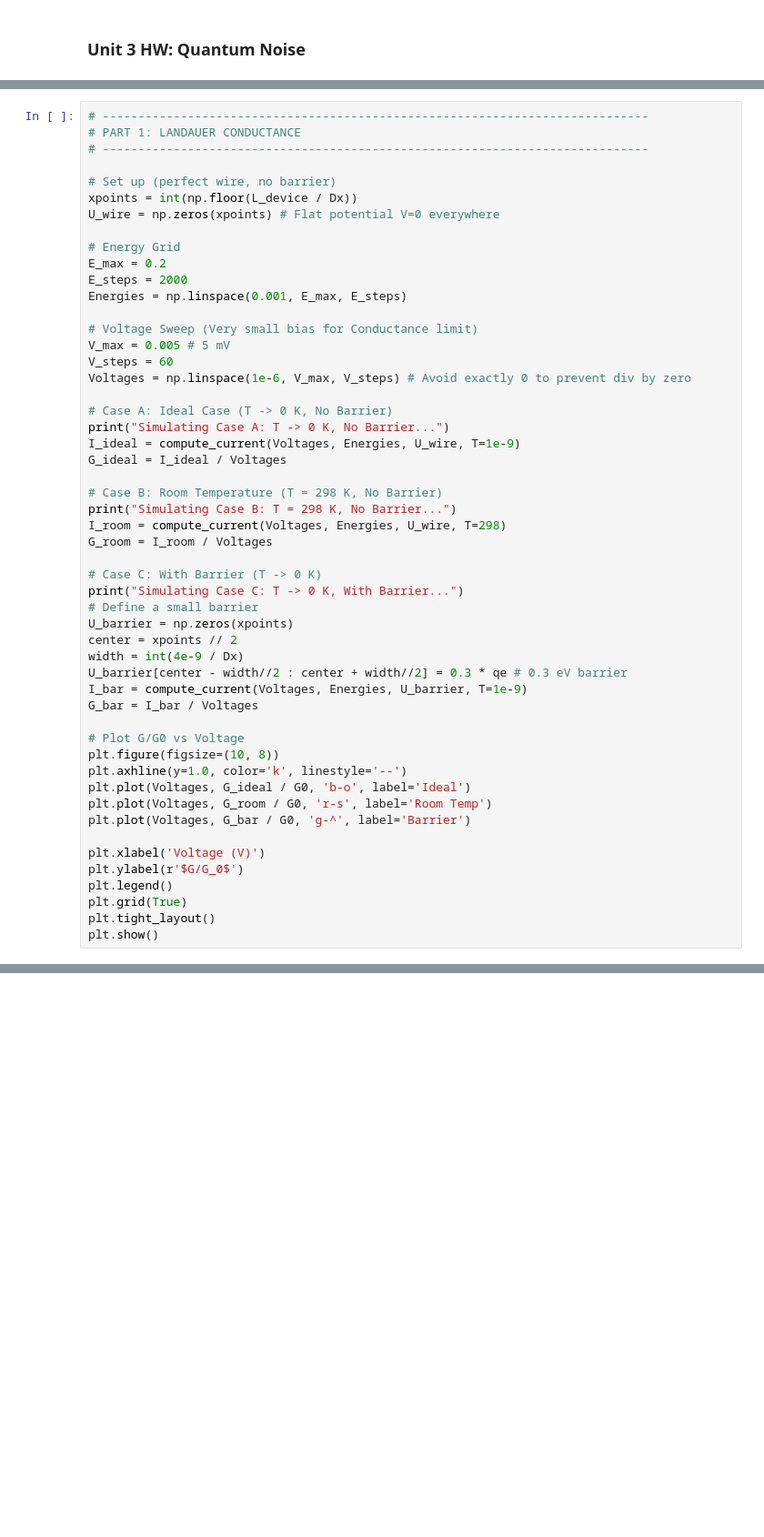
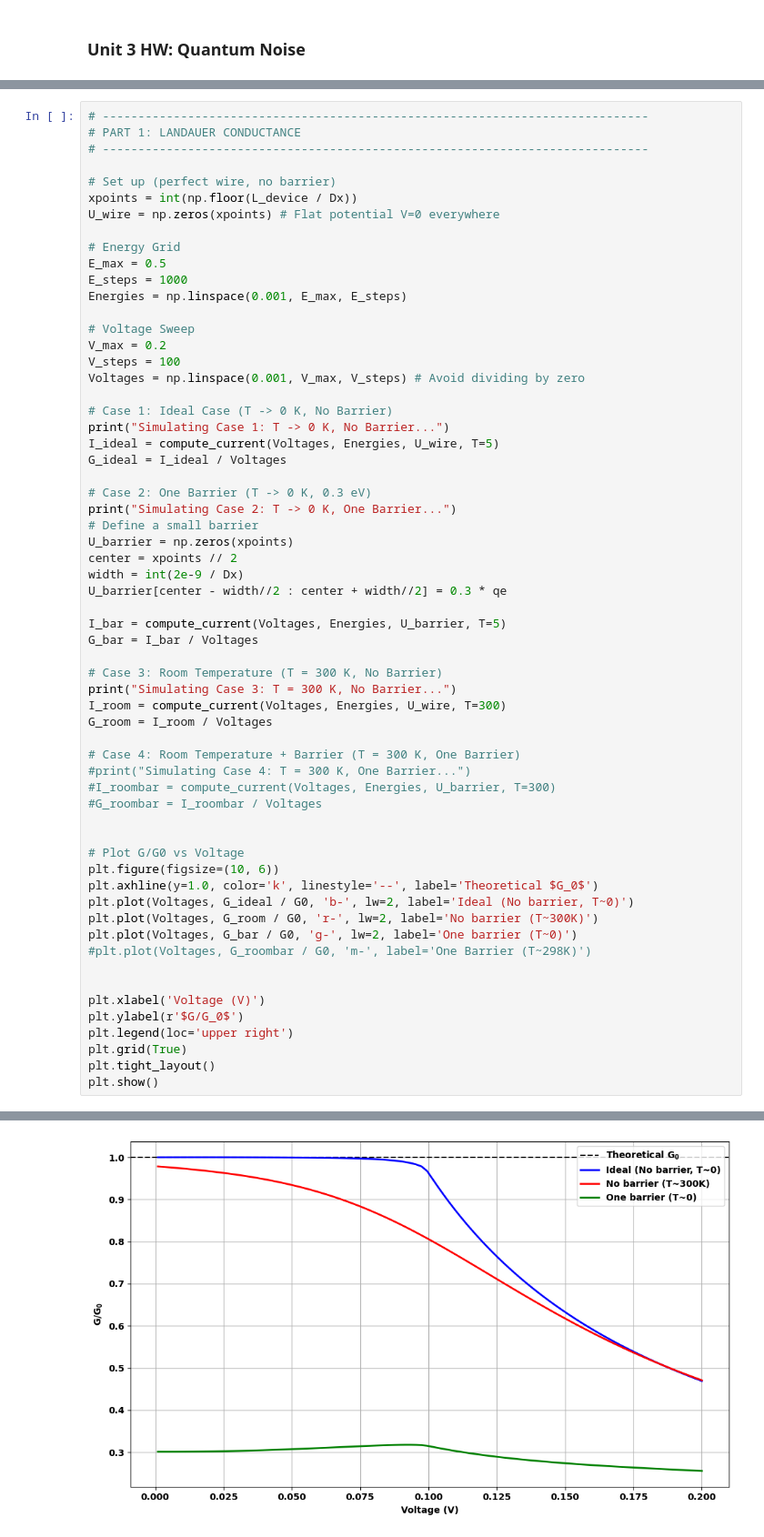
Before and after one commit to jmarquezol/QuantumMaster, a Jupyter notebook: SSST/HW4_Noise_simulation/quantum_noise.ipynb, the cells around one changed output, grey strips where cells are left out. Shown at 91% size. Drawn from its saved outputs; the diff is of its cells as text; blank space fills up the shorter version.

```diff
--- a/SSST/HW4_Noise_simulation/quantum_noise.ipynb
+++ b/SSST/HW4_Noise_simulation/quantum_noise.ipynb
@@ -226,45 +166,55 @@ xpoints = int(np.floor(L_device / Dx))
 U_wire = np.zeros(xpoints) # Flat potential V=0 everywhere
 
 # Energy Grid
-E_max = 0.2
-E_steps = 2000
+E_max = 0.5
+E_steps = 1000
 Energies = np.linspace(0.001, E_max, E_steps)
 
-# Voltage Sweep (Very small bias for Conductance limit)
-V_max = 0.005 # 5 mV
-V_steps = 60
-Voltages = np.linspace(1e-6, V_max, V_steps) # Avoid exactly 0 to prevent div by zero
+# Voltage Sweep
+V_max = 0.2
+V_steps = 100
+Voltages = np.linspace(0.001, V_max, V_steps) # Avoid dividing by zero
 
-# Case A: Ideal Case (T -> 0 K, No Barrier)
-print("Simulating Case A: T -> 0 K, No Barrier...")
-I_ideal = compute_current(Voltages, Energies, U_wire, T=1e-9)
+# Case 1: Ideal Case (T -> 0 K, No Barrier)
+print("Simulating Case 1: T -> 0 K, No Barrier...")
+I_ideal = compute_current(Voltages, Energies, U_wire, T=5)
 G_ideal = I_ideal / Voltages
 
-# Case B: Room Temperature (T = 298 K, No Barrier)
-print("Simulating Case B: T = 298 K, No Barrier...")
-I_room = compute_current(Voltages, Energies, U_wire, T=298)
-G_room = I_room / Voltages
-
-# Case C: With Barrier (T -> 0 K)
-print("Simulating Case C: T -> 0 K, With Barrier...")
+# Case 2: One Barrier (T -> 0 K, 0.3 eV)
+print("Simulating Case 2: T -> 0 K, One Barrier...")
 # Define a small barrier
 U_barrier = np.zeros(xpoints)
 center = xpoints // 2
-width = int(4e-9 / Dx)
-U_barrier[center - width//2 : center + width//2] = 0.3 * qe # 0.3 eV barrier
-I_bar = compute_current(Voltages, Energies, U_barrier, T=1e-9)
+width = int(2e-9 / Dx)
+U_barrier[center - width//2 : center + width//2] = 0.3 * qe
+
+I_bar = compute_current(Voltages, Energies, U_barrier, T=5)
 G_bar = I_bar / Voltages
 
+# Case 3: Room Temperature (T = 300 K, No Barrier)
+print("Simulating Case 3: T = 300 K, No Barrier...")
+I_room = compute_current(Voltages, Energies, U_wire, T=300)
+G_room = I_room / Voltages
+
+# Case 4: Room Temperature + Barrier (T = 300 K, One Barrier)
+#print("Simulating Case 4: T = 300 K, One Barrier...")
+#I_roombar = compute_current(Voltages, Energies, U_barrier, T=300)
+#G_roombar = I_roombar / Voltages
+
+
 # Plot G/G0 vs Voltage
-plt.figure(figsize=(10, 8))
-plt.axhline(y=1.0, color='k', linestyle='--')
-plt.plot(Voltages, G_ideal / G0, 'b-o', label='Ideal')
-plt.plot(Voltages, G_room / G0, 'r-s', label='Room Temp')
-plt.plot(Voltages, G_bar / G0, 'g-^', label='Barrier')
+plt.figure(figsize=(10, 6))
+plt.axhline(y=1.0, color='k', linestyle='--', label='Theoretical $G_0$')
+plt.plot(Voltages, G_ideal / G0, 'b-', lw=2, label='Ideal (No barrier, T~0)')
+plt.plot(Voltages, G_room / G0, 'r-', lw=2, label='No barrier (T~300K)')
+plt.plot(Voltages, G_bar / G0, 'g-', lw=2, label='One barrier (T~0)')
+#plt.plot(Voltages, G_roombar / G0, 'm-', label='One Barrier (T~298K)')
+
 
 plt.xlabel('Voltage (V)')
 plt.ylabel(r'$G/G_0$')
-plt.legend()
+plt.legend(loc='upper right')
 plt.grid(True)
 plt.tight_layout()
 plt.show()
+# %% [output]
@@ -270,0 +224 @@ plt.show()
+[figure, added]
```
Also changed, not shown: parts of 8 cells of this notebook, 7 other files.
